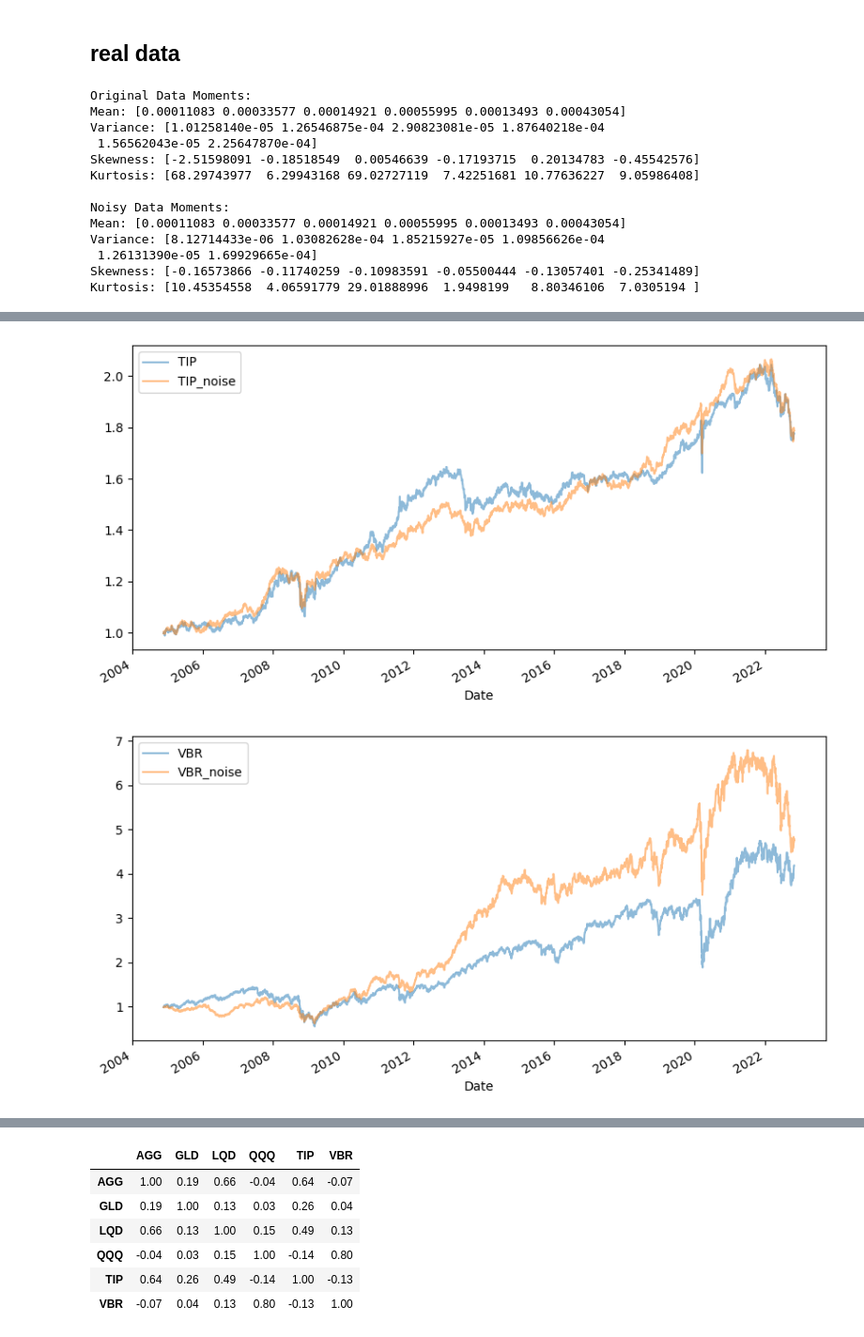
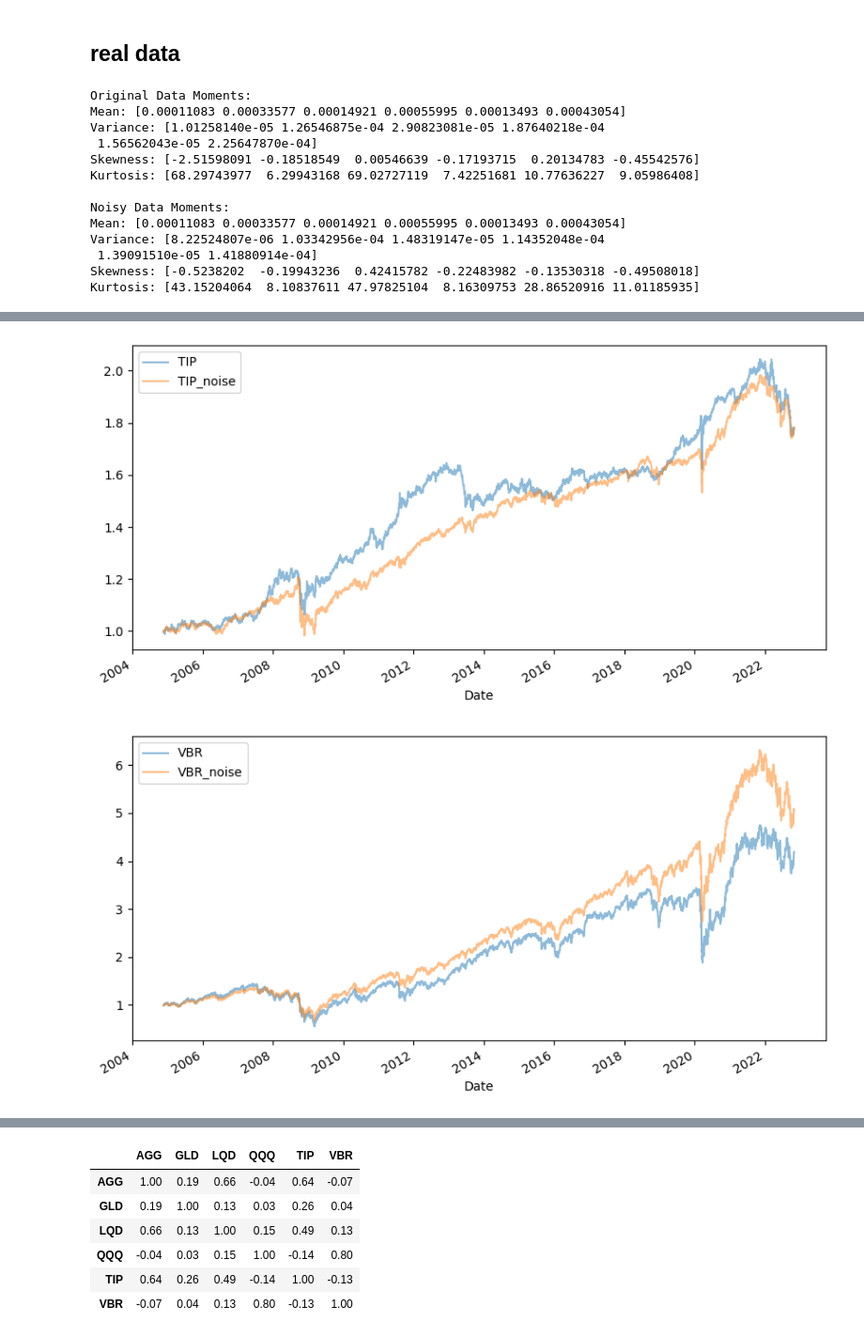
Before and after one commit to toonzzzrock/Meta-Portfolio-Method, a Jupyter notebook: noise _test.ipynb, the cells around one changed output, grey strips where cells are left out. Shown at 94% size. Drawn from its saved outputs; the diff is of its cells as text; code cells hidden in the pictures.

```diff
--- a/noise _test.ipynb
+++ b/noise _test.ipynb
@@ -7,6 +140,17 @@ import matplotlib.pyplot as plt
+# %%
+mean = 0
+var = 1
+skew = 1
+ekurt = 2
+size = 2**20
+
+# Create an instance of the Fleishman class
+
+# Generate the field
+non_normal_data = gen_field(size, mean, var, skew, ekurt, np.random.default_rng(seed))
 # %%
 
-# Gram-Schmidt orthogonalization function
+# Gram-Schmidt orthogonalization functionabs
 def gram_schmidt(vectors):
     orthogonal = []
     for v in vectors:
@@ -25,14 +169,27 @@ def add_noise_preserve_moments_multivariate(X, noise_level=0.01):
     noise_level: float, scaling factor for noise
     """
     # Step 1: Standardize the data to have mean 0 and variance 1
-    scaler = StandardScaler()
-    X_std = scaler.fit_transform(X)
+
+    # Step 3: Generate noise and adjust it with Cholesky decomposition to match covariance structure
+    mean =np.mean(X, axis=0) # Mean of the original data
+    std = np.std(X, axis=0) # Standard deviation of the original data
+    skew = stats.skew(X, axis=0) # Kurtosis of the original data
+    kurt = stats.kurtosis(X, axis=0) # Skewness of the original data
+
+    # noise = np.random.normal(0, 1, X.shape)
+    noise = np.empty_like(X)
+    for i in tqdm(range(X.shape[1])):
+        if kurt[i] < 50:
+            ff = gen_field(size = X.shape[0], mean = mean[i], var = np.sqrt(std)[i], skew = skew[i], ekurt = kurt[i], rng = np.random.default_rng(seed))
+        else: # normal distribution with mean and std
+            ff = np.random.normal(mean[i], np.sqrt(std[i]), X.shape[0])
+        noise[:, i] = ff
+
+    X_std = (X - mean) / std
 
     # Step 2: Compute the covariance matrix of the original standardized data
     cov_matrix = np.cov(X_std, rowvar=False)
 
-    # Step 3: Generate noise and adjust it with Cholesky decomposition to match covariance structure
-    noise = np.random.normal(0, 1, X_std.shape)
     L = np.linalg.cholesky(cov_matrix)  # Cholesky decomposition
     noise_cov_adjusted = noise @ L.T  # Adjust noise to preserve covariance structure
 
@@ -44,7 +201,7 @@ def add_noise_preserve_moments_multivariate(X, noise_level=0.01):
     Y = X_std + orthogonalized_noise.T * noise_level
 
     # Step 6: Rescale the data back to its original scale
-    Y_rescaled = scaler.inverse_transform(Y)
+    Y_rescaled = Y * std + mean
 
     # Adjust for both variance and covariance preservation
     Y_rescaled = correct_covariance(X, Y_rescaled)
@@ -121,7 +278,10 @@ returns = returns[assets]
 X = returns.iloc[1:]
 # %%
 Y_multivariate = add_noise_preserve_moments_multivariate(X.to_numpy(), noise_level=1)
-diffuse = 0.8
+diffuse = np.array([0.8] * len(assets))
+diffuse[0] = 0.2
+diffuse[0] = 0.4
+diffuse[-1] = 0.3
 Y_multivariate = (1 - diffuse) * X.to_numpy() + diffuse * Y_multivariate
 # Checking moments before and after adding noise
 def print_moments(X, label):
@@ -157,7 +317,7 @@ Kurtosis: [68.29743977  6.29943168 69.02727119  7.42251681 10.77636227  9.059864
 
 Noisy Data Moments:
 Mean: [0.00011083 0.00033577 0.00014921 0.00055995 0.00013493 0.00043054]
-Variance: [8.12714433e-06 1.03082628e-04 1.85215927e-05 1.09856626e-04
- 1.26131390e-05 1.69929665e-04]
-Skewness: [-0.16573866 -0.11740259 -0.10983591 -0.05500444 -0.13057401 -0.25341489]
-Kurtosis: [10.45354558  4.06591779 29.01888996  1.9498199   8.80346106  7.0305194 ]
+Variance: [8.22524807e-06 1.03342956e-04 1.48319147e-05 1.14352048e-04
+ 1.39091510e-05 1.41880914e-04]
+Skewness: [-0.5238202  -0.19943236  0.42415782 -0.22483982 -0.13530318 -0.49508018]
+Kurtosis: [43.15204064  8.10837611 47.97825104  8.16309753 28.86520916 11.01185935]
@@ -169,2 +329,2 @@ Kurtosis: [10.45354558  4.06591779 29.01888996  1.9498199   8.80346106  7.030519
-[figure, old version]
+[figure, new version]
-[figure, old version]
+[figure, new version]
```
Also changed, not shown: parts of 5 cells of this notebook, 5 other files.
